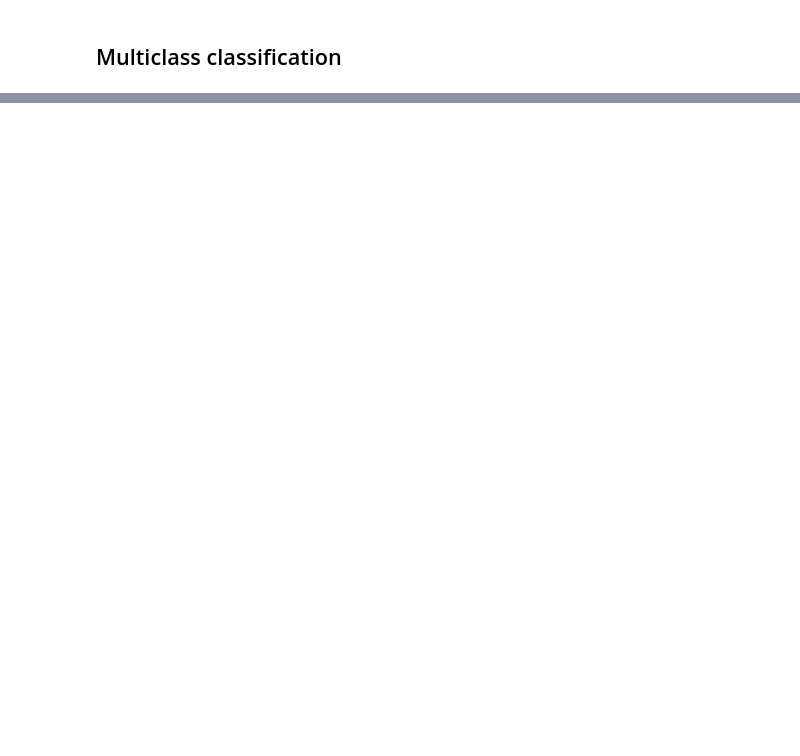
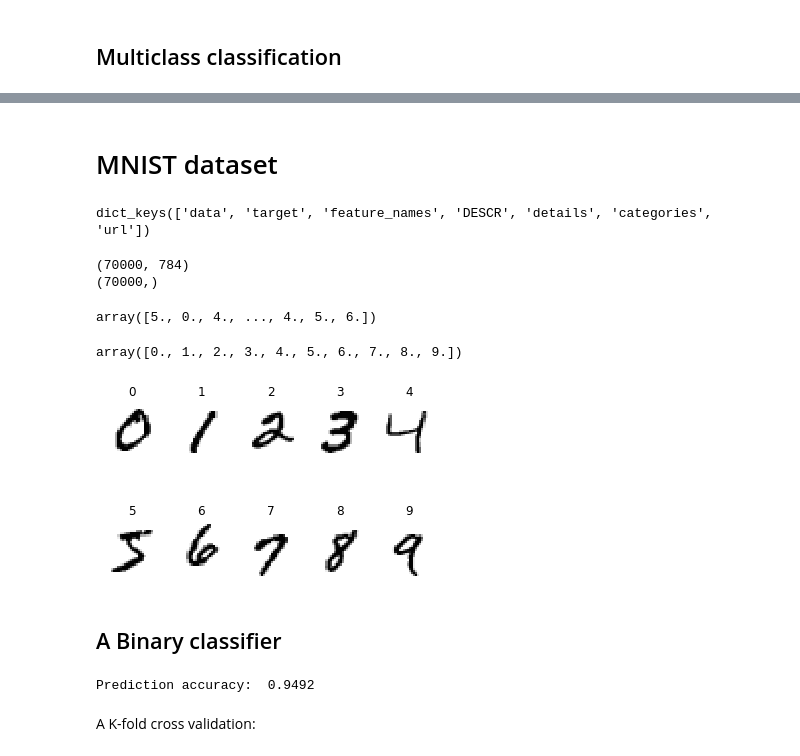
Before and after one commit to SagarDePrem/TF_essentials, a Jupyter notebook: Classification/Classification.ipynb, the cells around one changed output, grey strips where cells are left out. Cells and saved outputs as stored; diff of their text form; code cells hidden in the pictures; blank space fills up the shorter version.

```diff
--- a/Classification/Classification.ipynb
+++ b/Classification/Classification.ipynb
@@ -345,0 +359,36 @@ plt.show()
+# %% [markdown]
+# MNIST dataset
+# %%
+mnist = fetch_openml('mnist_784', version=1)
+mnist.keys()
+# %% [output]
+dict_keys(['data', 'target', 'feature_names', 'DESCR', 'details', 'categories', 'url'])
+# %%
+X, y = mnist["data"], mnist["target"]
+print(X.shape)
+print(y.shape)
+# %% [output]
+(70000, 784)
+(70000,)
+# %%
+y = y.astype(float)
+y
+# %% [output]
+array([5., 0., 4., ..., 4., 5., 6.])
+# %%
+y_,idx=np.unique(y,return_index=True)
+y_
+# %% [output]
+array([0., 1., 2., 3., 4., 5., 6., 7., 8., 9.])
+# %%
+fig, ax = plt.subplots(nrows=2, ncols=5)
+
+count=0
+for row in ax:
+    for col in row:
+        col.imshow(X[idx[count]].reshape(28,28),cmap = mpl.cm.gray_r)
+        col.axis('off')
+        col.set_title(count)
+        count+=1
+# %% [output]
+[figure, added]
@@ -345,0 +397,2 @@ plt.show()
+# %% [markdown]
+## A Binary classifier
@@ -345,0 +402,9 @@ plt.show()
+# %%
+sgd_clf = SGDClassifier(random_state=42)
+sgd_clf.fit(x_train, y_train_5)
+y_pred_5 = sgd_clf.predict(x_test)
+print("Prediction accuracy: ", metrics.accuracy_score(y_test_5,y_pred_5))
+# %% [output]
+Prediction accuracy:  0.9492
+# %% [markdown]
+A K-fold cross validation:
```
Also changed, not shown: parts of 69 cells of this notebook, 6 other files.
